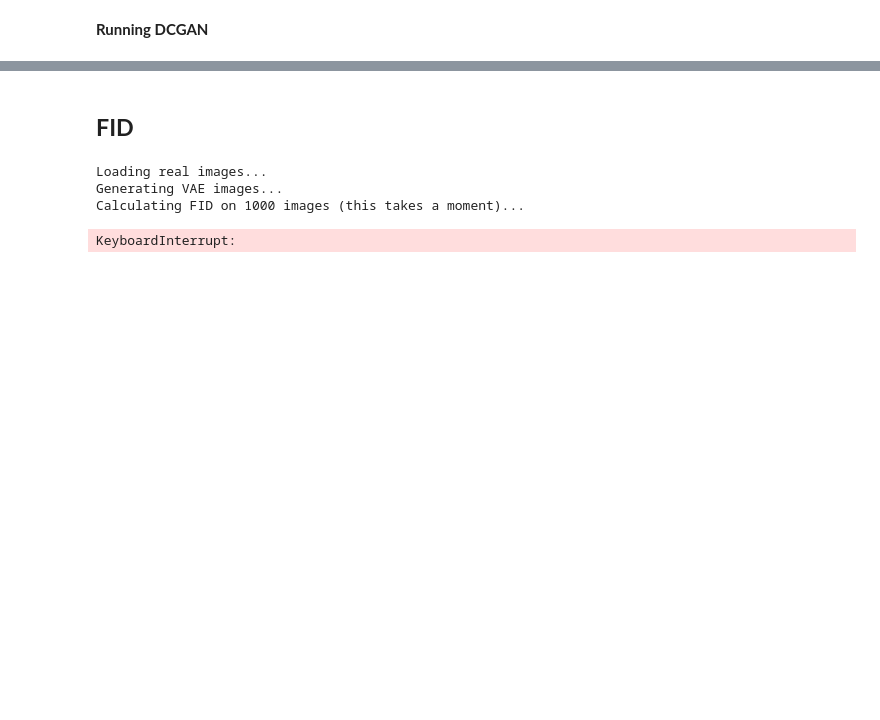
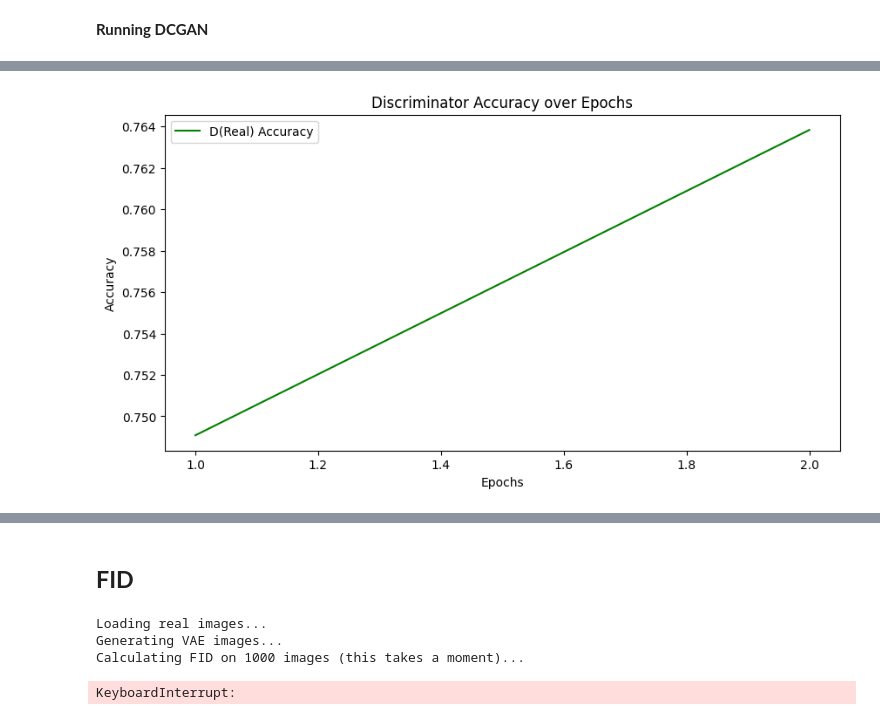
Before and after one commit to MohammadAghaei1/Generative-AI, a Jupyter notebook: GANs_&_VAEs.ipynb, the cells around one changed output, grey strips where cells are left out. Drawn from its saved outputs; the diff is of its cells as text; code cells hidden in the pictures; blank space fills up the shorter version.

```diff
--- a/GANs_&_VAEs.ipynb
+++ b/GANs_&_VAEs.ipynb
@@ -338,0 +370,11 @@ Epoch 5, Gen Loss: 1.2220, Disc Loss: 1.0284, D(real)%: 74.7, D(fake)%: 75.3
+# %%
+# Plot Discriminator Accuracy
+plt.figure(figsize=(10, 5))
+plt.plot(range(1, len(real_acc_history) + 1), real_acc_history, label='D(Real) Accuracy', color='green')
+plt.xlabel('Epochs')
+plt.ylabel('Accuracy')
+plt.title('Discriminator Accuracy over Epochs')
+plt.legend()
+plt.show()
+# %% [output]
+[figure, added]
```
Also changed, not shown: parts of 14 cells of this notebook.
